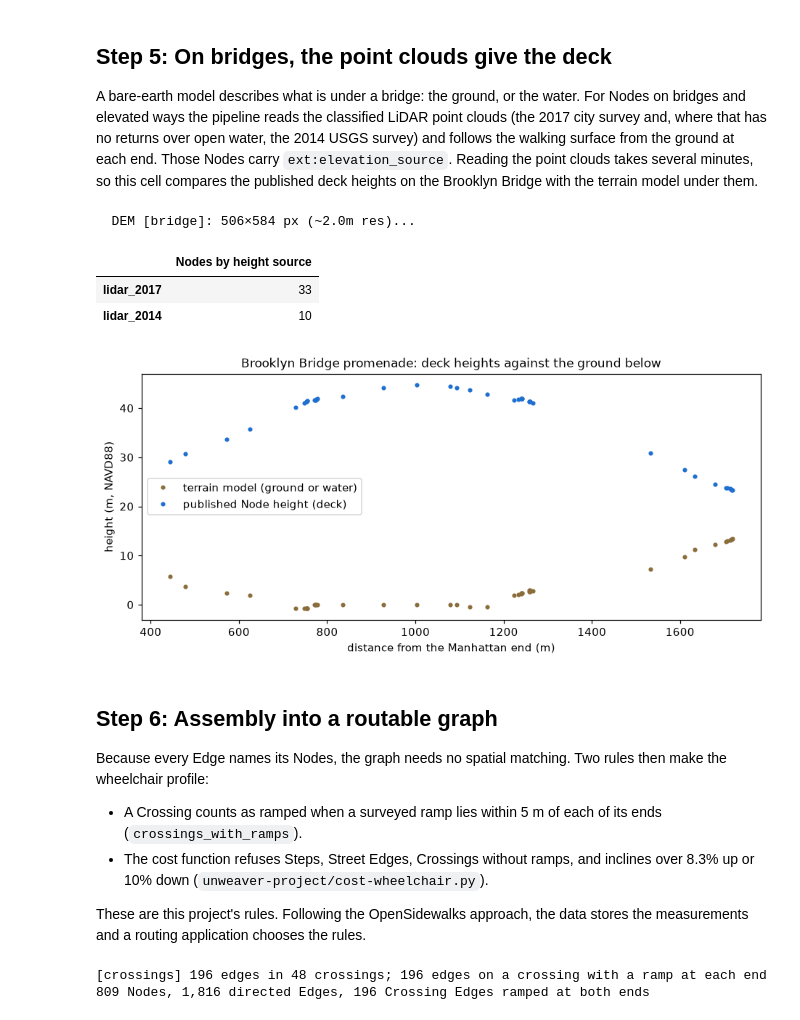
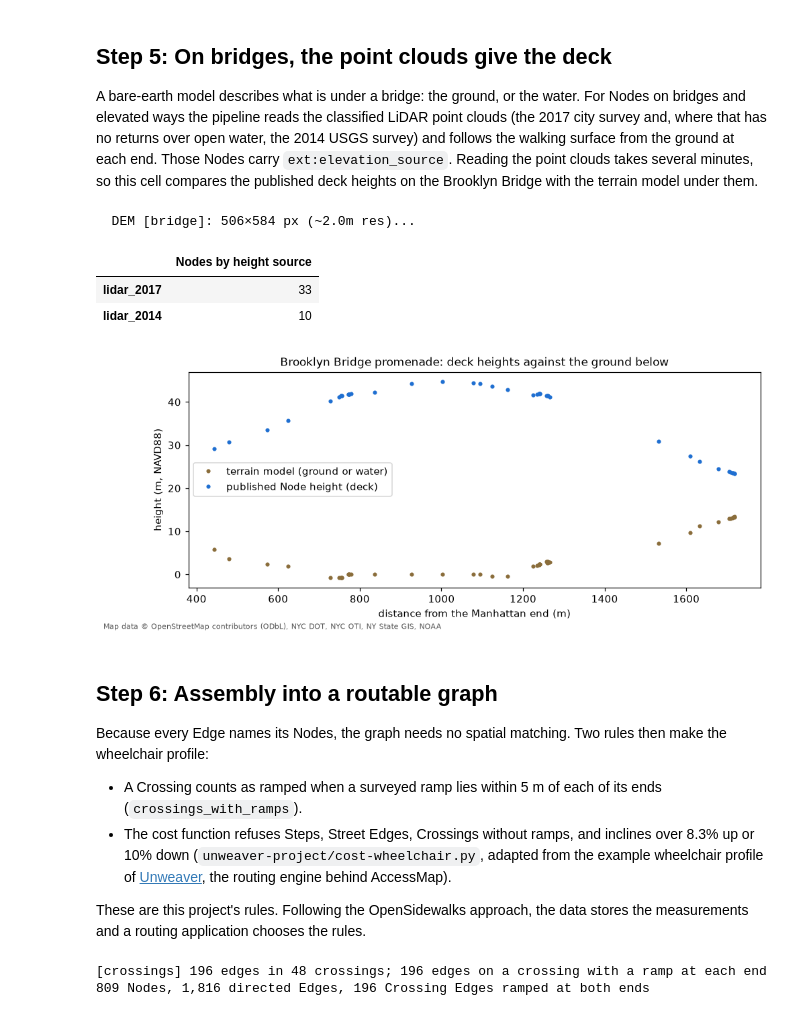
Before and after one commit to msradam/opensidewalks-nyc, a Jupyter notebook: notebooks/how-it-works.ipynb, the cells around one changed output. Cells and saved outputs as stored; diff of their text form; code cells hidden in the pictures.

```diff
--- a/notebooks/how-it-works.ipynb
+++ b/notebooks/how-it-works.ipynb
@@ -175,7 +191,7 @@ curbs[["_id", "kerb", "tactile_paving", "ext:running_slope_pct", "ext:cross_slop
 moved = gpd.GeoDataFrame({"before": curbs.geometry.values, "after": snapped.geometry.values}, geometry="before", crs=4326)
 moved["d"] = moved.to_crs(UTM).distance(gpd.GeoSeries(moved["after"], crs=4326).to_crs(UTM))
 
-fig, ax = plt.subplots(figsize=(9, 7))
+fig, ax = plt.subplots(figsize=(9, 7)); credit(fig)
 base_map(ax, "Survey positions (hollow) and the Edge endpoints they snap to (filled)")
 gpd.GeoSeries(moved["before"], crs=4326).to_crs(UTM).plot(ax=ax, facecolor="none", edgecolor="#3b2f8f", markersize=18, zorder=3)
 gpd.GeoSeries(moved.loc[moved["d"] > 0, "after"], crs=4326).to_crs(UTM).plot(ax=ax, color="#3b2f8f", markersize=8, zorder=4)
@@ -190,11 +206,11 @@ NYC's planimetric database (dataset `52n9-sdep`) holds sidewalk polygons traced
 # %%
 url = ("https://data.cityofnewyork.us/resource/52n9-sdep.geojson?$limit=5000&$where=" +
        quote(f"intersects(the_geom,'POLYGON(({AREA['west']} {AREA['south']},{AREA['east']} {AREA['south']},{AREA['east']} {AREA['north']},{AREA['west']} {AREA['north']},{AREA['west']} {AREA['south']}))')"))
-polygons = gpd.read_file(url)
+polygons = read_open_data(url)
 sidewalks = edges[edges["entity"] == "Sidewalk"]
 recomputed = _join_widths_from_planimetric(sidewalks.drop(columns="width"), polygons)
 
-fig, ax = plt.subplots(figsize=(9, 7))
+fig, ax = plt.subplots(figsize=(9, 7)); credit(fig)
 polygons.to_crs(UTM).plot(ax=ax, color="#e8e3d3", edgecolor="#b5ad92", linewidth=0.4)
 recomputed.to_crs(UTM).plot(ax=ax, column="width", cmap="viridis", linewidth=1.8, legend=True,
                             legend_kwds={"label": "width (m)", "shrink": 0.6})
@@ -236,7 +252,7 @@ ends = heights(ped.geometry.apply(lambda l: gpd.points_from_xy([l.coords[-1][0]]
 ped["length_m"] = ped.to_crs(UTM).length
 ped["incline_here"] = (ends - starts) / ped["length_m"]
 
-fig, axes = plt.subplots(1, 2, figsize=(12, 5.5))
+fig, axes = plt.subplots(1, 2, figsize=(12, 5.5)); credit(fig)
 z = dem.read(1)
 axes[0].imshow(z, cmap="terrain", extent=(dem.bounds.left, dem.bounds.right, dem.bounds.bottom, dem.bounds.top))
 axes[0].set_title(f"Terrain model, {int(round(z.min()))} m to {int(round(z.max()))} m"); axes[0].set_axis_off()
@@ -251,5 +267,5 @@ axes[1].set(xlim=(-20, 20), ylim=(-20, 20), xlabel="incline in the release (%)",
 # %%
-fig, ax = plt.subplots(figsize=(9, 7))
+fig, ax = plt.subplots(figsize=(9, 7)); credit(fig)
 edges[edges["entity"] == "Street"].to_crs(UTM).plot(ax=ax, color="#dddddd", linewidth=0.8)
 steep = np.select([ped["incline"].abs() <= 0.05, ped["incline"].abs() <= 0.083], ["#2b7a3d", "#d69a00"], "#c0392b")
 ped.to_crs(UTM).plot(ax=ax, color=steep, linewidth=1.6)
@@ -263,37 +279,37 @@ A bare-earth model describes what is under a bridge: the ground, or the water. F
 # %%
 BRIDGE = dict(west=-74.0010, south=40.7010, east=-73.9890, north=40.7115)
 b = gpd.read_file(RELEASE, bbox=(BRIDGE["west"], BRIDGE["south"], BRIDGE["east"], BRIDGE["north"]))
 promenade = b[(b.geom_type == "LineString") & b["name"].fillna("").str.contains("Brooklyn Bridge")]
 ids = set(promenade["_u_id"]) | set(promenade["_v_id"])
 deck = b[(b.geom_type == "Point") & b["_id"].isin(ids) & b["ext:elevation_source"].notna()].copy()
 
 dem_path = Path(tempfile.mkdtemp()) / "bridge.tif"
 _fetch_dem_tile(BRIDGE, "bridge", dem_path, resolution_m=2.0)
 dem = rasterio.open(dem_path)
 deck["ground"] = heights(deck.geometry)
 manhattan_end = gpd.GeoSeries(gpd.points_from_xy([-74.0045], [40.7123]), crs=4326).to_crs(UTM).iloc[0]
 deck["distance"] = deck.to_crs(UTM).distance(manhattan_end)
 deck = deck.sort_values("distance")
 
-fig, ax = plt.subplots(figsize=(10, 4))
+fig, ax = plt.subplots(figsize=(10, 4)); credit(fig)
 ax.plot(deck["distance"], deck["ground"], ".", color="#8a6d3b", label="terrain model (ground or water)")
 ax.plot(deck["distance"], deck["ext:elevation_m"], ".", color="#1f6fd1", label="published Node height (deck)")
 ax.set(xlabel="distance from the Manhattan end (m)", ylabel="height (m, NAVD88)",
        title="Brooklyn Bridge promenade: deck heights against the ground below")
 ax.legend(); deck["ext:elevation_source"].value_counts().rename("Nodes by height source").rename_axis(None).to_frame()
 # %% [output]
   DEM [bridge]: 506×584 px (~2.0m res)...
 |  | Nodes by height source |
 | lidar_2017 | 33 |
 | lidar_2014 | 10 |
-[figure, old version]
+[figure, new version]
 # %% [markdown]
 ## Step 6: Assembly into a routable graph
 
 Because every Edge names its Nodes, the graph needs no spatial matching. Two rules then make the wheelchair profile:
 
 - A Crossing counts as ramped when a surveyed ramp lies within 5 m of each of its ends (`crossings_with_ramps`).
-- The cost function refuses Steps, Street Edges, Crossings without ramps, and inclines over 8.3% up or 10% down (`unweaver-project/cost-wheelchair.py`).
+- The cost function refuses Steps, Street Edges, Crossings without ramps, and inclines over 8.3% up or 10% down (`unweaver-project/cost-wheelchair.py`, adapted from the example wheelchair profile of [Unweaver](https://github.com/nbolten/unweaver), the routing engine behind AccessMap).
 
 These are this project's rules. Following the OpenSidewalks approach, the data stores the measurements and a routing application chooses the rules.
 # %%
```
Also changed, not shown: parts of 13 cells of this notebook, 1 other file.
